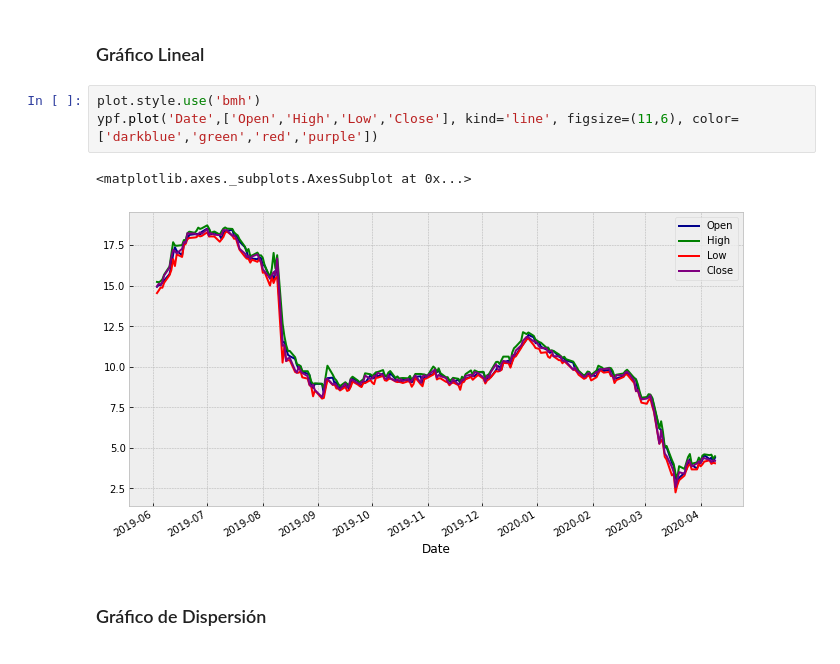
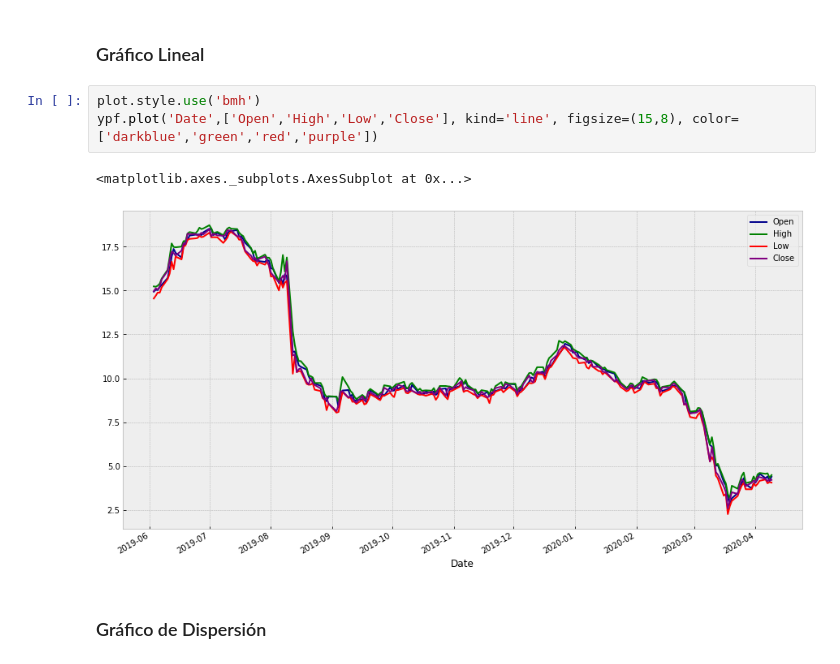
Before and after one commit to cristiandarioortegayubro/Inteligencia-y-Procesos-de-Negocios-en-la-Economia-Digital, a Jupyter notebook: Inteligencia_y_procesos_de_negocios_en_la_economía_digital_01.ipynb, the cells around one changed output. Drawn from its saved outputs; the diff is of its cells as text.

```diff
--- a/Inteligencia_y_procesos_de_negocios_en_la_economía_digital_01.ipynb
+++ b/Inteligencia_y_procesos_de_negocios_en_la_economía_digital_01.ipynb
@@ -204,10 +219,10 @@ print(plt.style.available)
 ### Gráfico Lineal
 # %%
 plot.style.use('bmh')
-ypf.plot('Date',['Open','High','Low','Close'], kind='line', figsize=(11,6), color=['darkblue','green','red','purple'])
+ypf.plot('Date',['Open','High','Low','Close'], kind='line', figsize=(15,8), color=['darkblue','green','red','purple'])
 # %% [output]
 <matplotlib.axes._subplots.AxesSubplot at 0x...>
-[figure, old version]
+[figure, new version]
 # %% [markdown]
 ### Gráfico de Dispersión
 # %%
```
Also changed, not shown: parts of 44 cells of this notebook.
